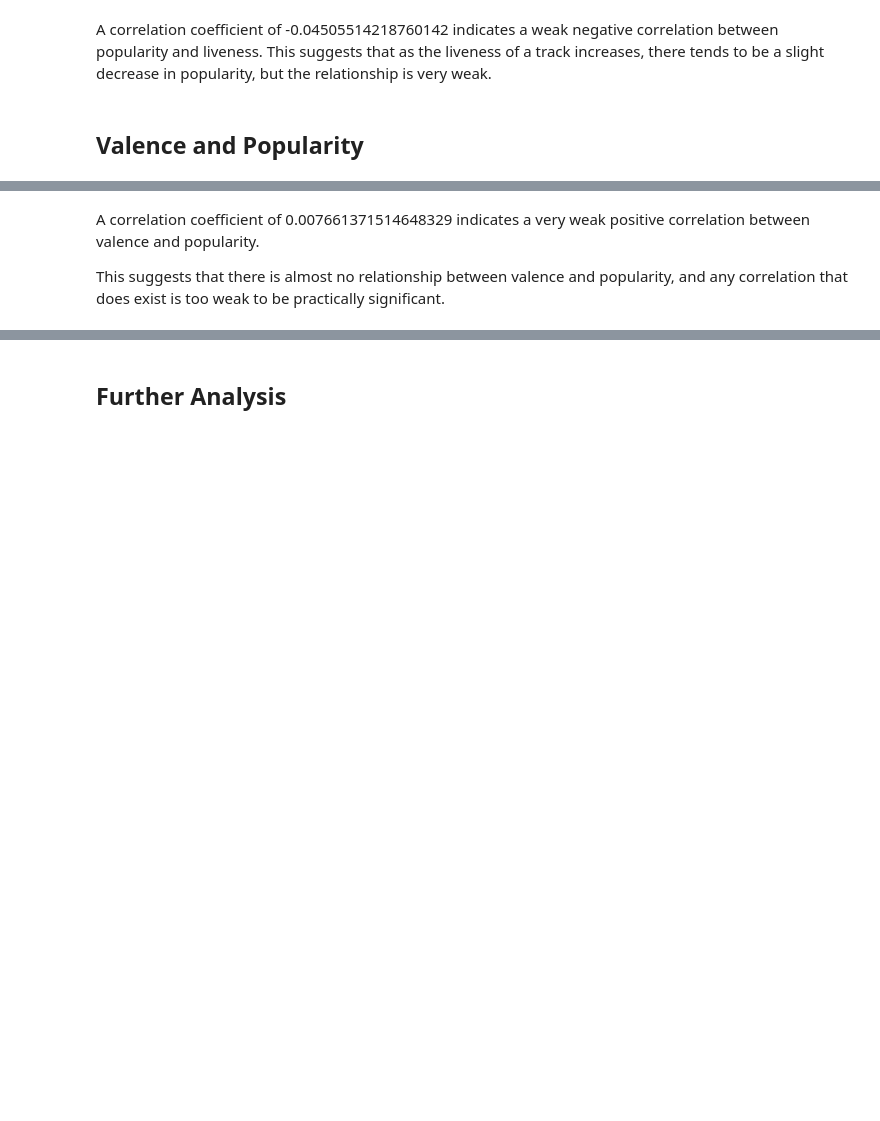
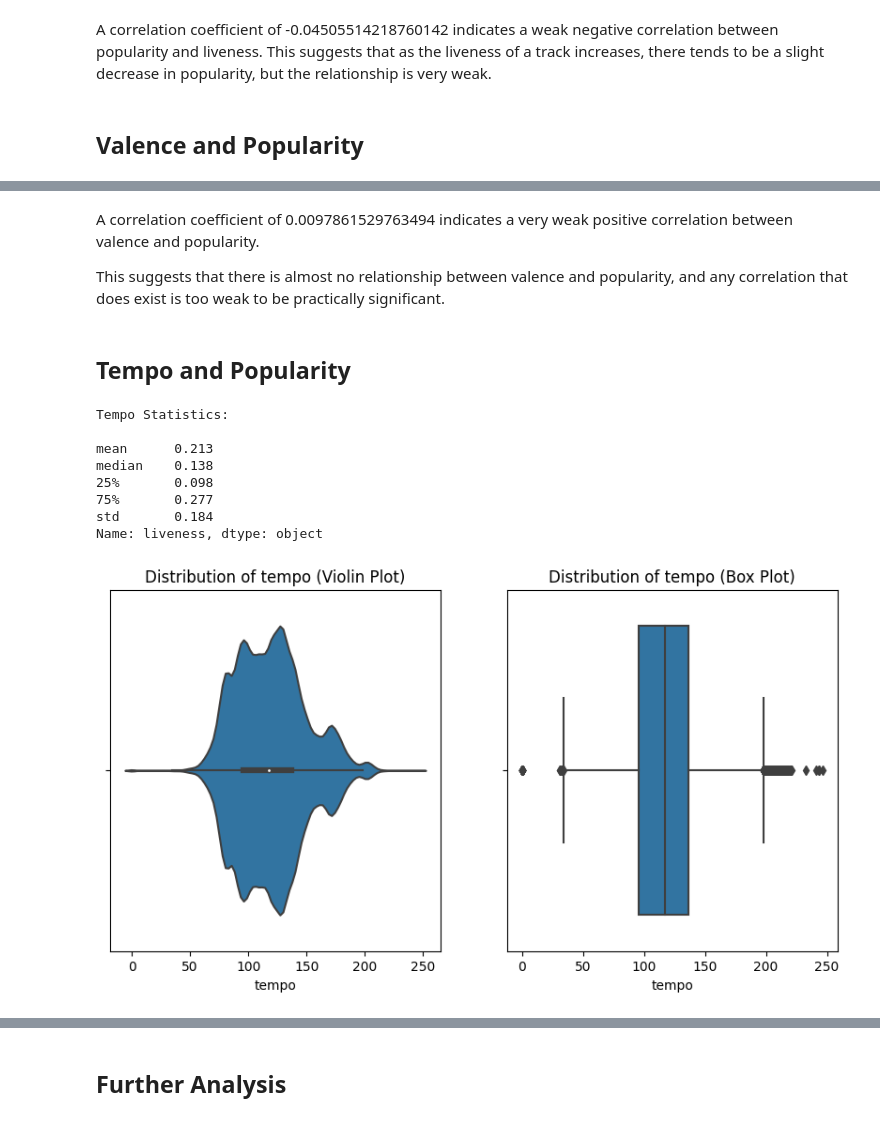
Before and after one commit to ayushmandixit2000/DSAI-Project, a Jupyter notebook: TracksAnalysis.ipynb, the cells around one changed output, grey strips where cells are left out. Drawn from its saved outputs; the diff is of its cells as text; code cells hidden in the pictures; blank space fills up the shorter version.

Commit message:
add tempo analysis

```diff
--- a/TracksAnalysis.ipynb
+++ b/TracksAnalysis.ipynb
@@ -1114,4 +1114,44 @@ Correlation coefficient: 0.007661371514648329
 # %% [markdown]
-A correlation coefficient of 0.007661371514648329 indicates a very weak positive correlation between valence and popularity.
+A correlation coefficient of 0.0097861529763494 indicates a very weak positive correlation between valence and popularity.
 
 This suggests that there is almost no relationship between valence and popularity, and any correlation that does exist is too weak to be practically significant.
+# %% [markdown]
+## Tempo and Popularity
+# %%
+df = pd.read_csv('tracks.csv')
+
+# Select a random sample of 20% of the data
+df = df.sample(frac=0.2, random_state=42)
+
+# Calculate the mean, median, quartiles, and variance of tempo
+tempo_stats = df['liveness'].describe()[['mean', '50%', '25%', '75%', 'std']]
+tempo_stats.rename(index={'50%': 'median'}, inplace=True)
+
+# Convert the statistics to string with 3 decimal places
+tempo_stats = tempo_stats.apply(lambda x: f'{x:.3f}')
+
+print('Tempo Statistics:\n')
+print(tempo_stats)
+
+# Create a violin plot and box plot of tempo
+fig, axes = plt.subplots(nrows=1, ncols=2, figsize=(10, 5))
+
+sns.violinplot(x=df['tempo'], ax=axes[0])
+axes[0].set_title('Distribution of tempo (Violin Plot)')
+axes[0].set_xlabel('tempo')
+
+sns.boxplot(x=df['tempo'], ax=axes[1])
+axes[1].set_title('Distribution of tempo (Box Plot)')
+axes[1].set_xlabel('tempo')
+
+plt.show()
+# %% [output]
+Tempo Statistics:
+
+mean      0.213
+median    0.138
+25%       0.098
+75%       0.277
+std       0.184
+Name: liveness, dtype: object
+[figure, added]
```
Also changed, not shown: parts of 5 cells of this notebook.
